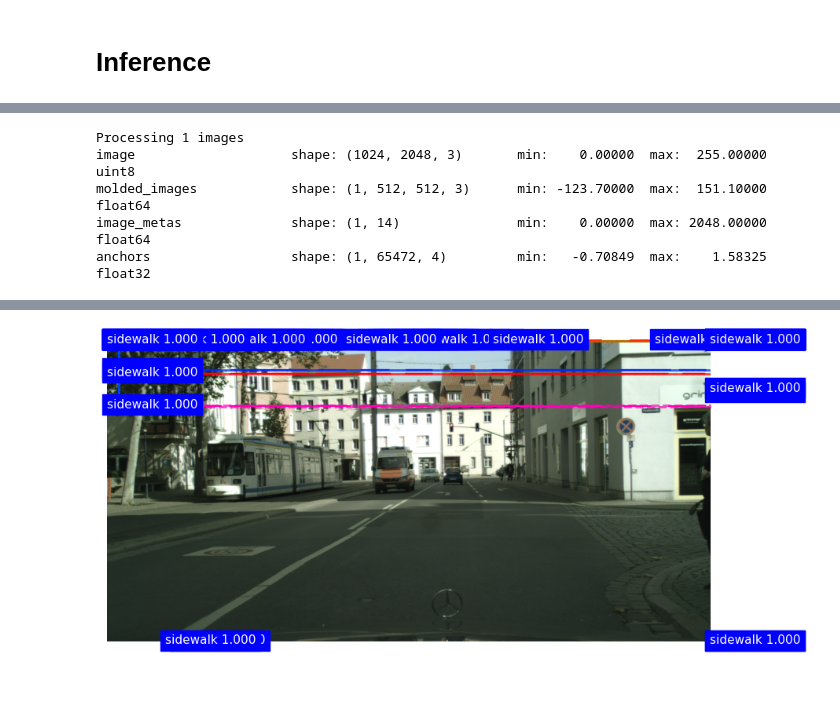
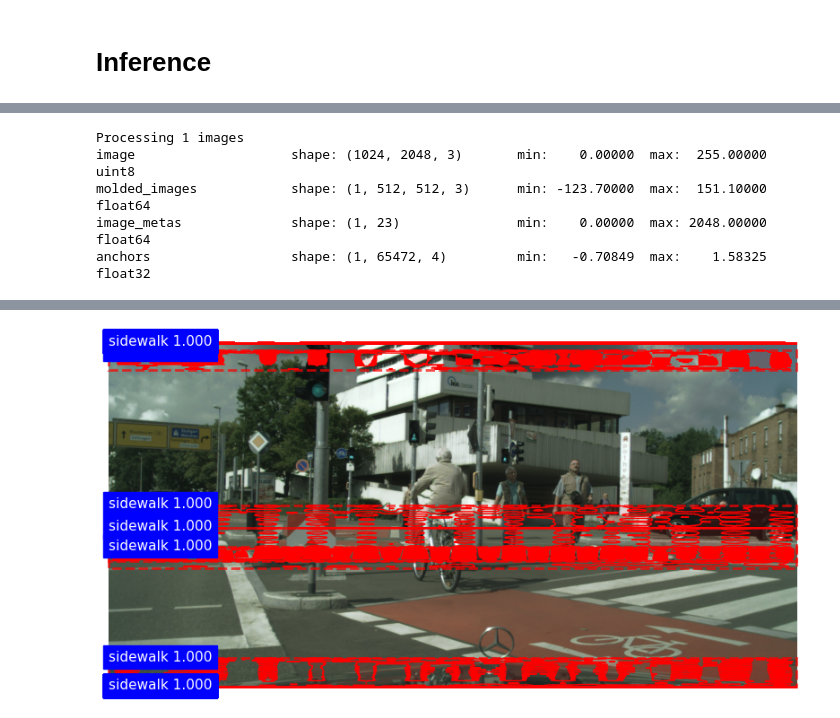
Before and after one commit to DataScienceAndEngineering/deep-learning-final-project-project-sidewalk, a Jupyter notebook: notebooks/explorations/maskrcnn_demo.ipynb, the cells around one changed output, grey strips where cells are left out. Drawn from its saved outputs; the diff is of its cells as text; code cells hidden in the pictures; blank space fills up the shorter version.

```diff
--- a/notebooks/explorations/maskrcnn_demo.ipynb
+++ b/notebooks/explorations/maskrcnn_demo.ipynb
@@ -56,8 +56,11 @@ class CustomConfig(Config):
   DETECTION_NMS_THRESHOLD = 0.3
   LEARNING_RATE =0.0005
   BACKBONE = 'resnet101'
+
   IMAGE_MAX_DIM = 512
   IMAGE_MIN_DIM = 256
+  IMAGE_RESIZE_MODE = 'none'
+
 
 class CustomDataset(utils.Dataset):
   def load_dataset(self,dataset_dir,subset):
@@ -99,6 +102,22 @@ class CustomDataset(utils.Dataset):
                      path = img_path,
                      labels = img_labels)
 
+  def load_image(self, image_id):
+        """Load the specified image and return a [H,W,3] Numpy array.
+        """
+        # image_id = list(self.image_info.keys())[image_id]
+        # Load image
+        image = skimage.io.imread(self.image_info[image_id]['path'])
+        image = skimage.transform.resize(image, (256,512))
+
+        # If grayscale. Convert to RGB for consistency.
+        if image.ndim != 3:
+            image = skimage.color.gray2rgb(image)
+        # If has an alpha channel, remove it for consistency
+        if image.shape[-1] == 4:
+            image = image[..., :3]
+        return image
+
   def load_mask(self,id):
     # if not isinstance(id, str):
     #   id = self.image_info[id]
@@ -109,6 +128,8 @@ class CustomDataset(utils.Dataset):
                         ,'segmentations',f'{img_name}.json')
 
     masks = helper.create_mask(mask_path, img_info['labels'], resize=(256,512))
+    # masks = helper.create_mask(mask_path, img_info['labels'])
+
     return masks, img_info['labels']
 
   def image_reference(self, id):
@@ -250,10 +215,6 @@ maxCacheSize: 5.33 GB
-# %%
-model.train(dataset_train, dataset_val,
-            learning_rate=config.LEARNING_RATE,
-            epochs=1,
-            layers='heads')
 # %%
-results = model.detect([dataset.load_image('jena_000048_000019')],verbose=1)
+image= val_set.load_image(0)
+results = model.detect([image],verbose=1)
 
 # display preferences
 def get_ax(rows=1, cols=1, size=10):
@@ -261,11 +222,11 @@ def get_ax(rows=1, cols=1, size=10):
   return ax
 
 r = results[0]
-visualize.display_instances(dataset.load_image('jena_000048_000019'), r['rois'], r['masks'], r['class_ids'],
-                            ['BG','sidewalk'], r['scores'], ax=get_ax(), )
+visualize.display_instances(image, r['rois'], r['masks'], r['class_ids'],
+                            val_set.class_from_source_map, r['scores'], ax=get_ax(), )
 # %% [output]
 Processing 1 images
 image                    shape: (1024, 2048, 3)       min:    0.00000  max:  255.00000  uint8
 molded_images            shape: (1, 512, 512, 3)      min: -123.70000  max:  151.10000  float64
-image_metas              shape: (1, 14)               min:    0.00000  max: 2048.00000  float64
+image_metas              shape: (1, 23)               min:    0.00000  max: 2048.00000  float64
 anchors                  shape: (1, 65472, 4)         min:   -0.70849  max:    1.58325  float32
@@ -281 +233 @@ anchors                  shape: (1, 65472, 4)         min:   -0.70849  max:    1
-[figure, old version]
+[figure, new version]
```
Also changed, not shown: parts of 44 cells of this notebook.
